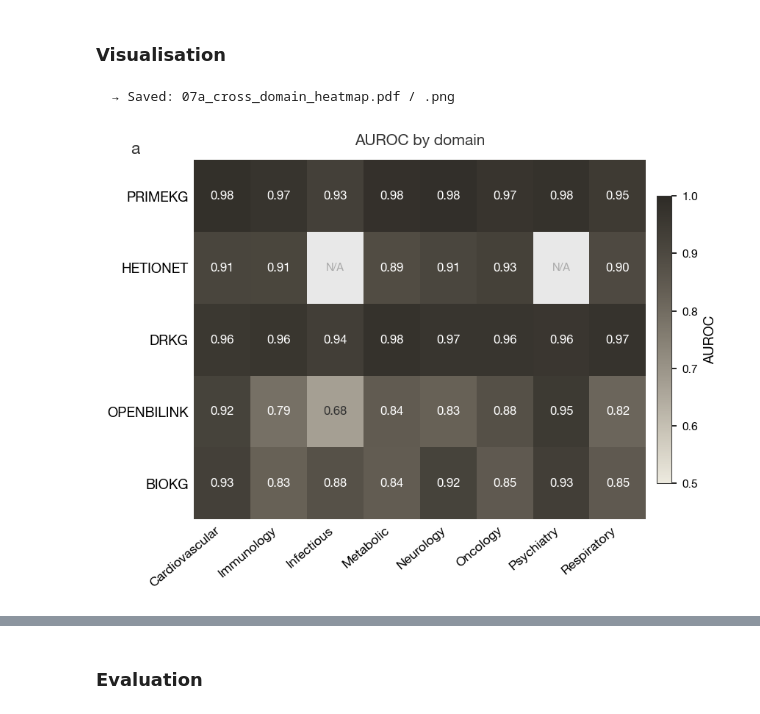
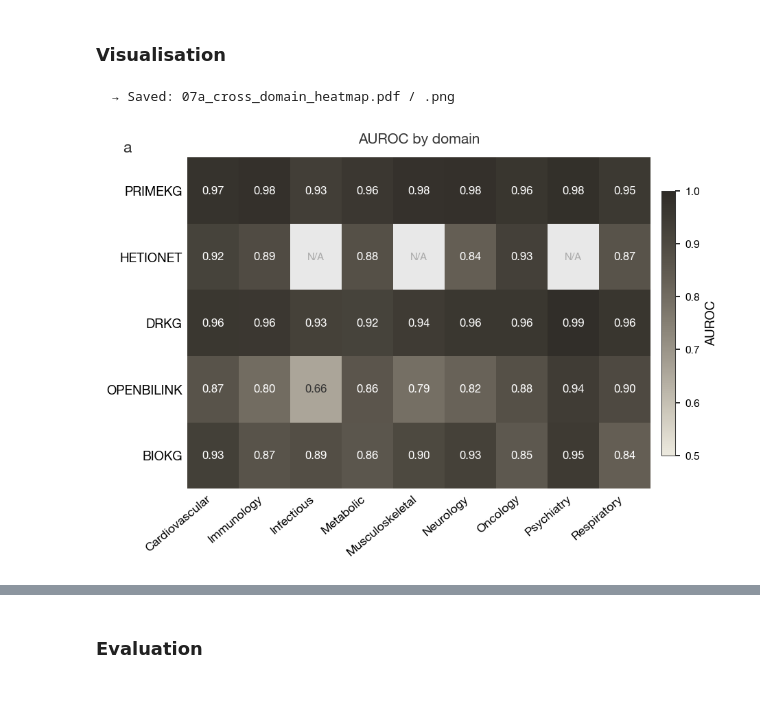
Before and after one commit to emmolins/biokgsuite_dashboard, a Jupyter notebook: eval_notebooks/07_generalization.ipynb, the cells around one changed output, grey strips where cells are left out. Saved outputs shown, nothing was run; the diff lists cells and outputs as text; code cells hidden in the pictures.

```diff
--- a/eval_notebooks/07_generalization.ipynb
+++ b/eval_notebooks/07_generalization.ipynb
@@ -104,7 +104,11 @@ for name, data in kgs.items():
     G            = build_graph(data['kg'], data['nodes'])
     m            = build_lookup_maps(data['nodes'])
     m['node_id_map'] = dict(zip(data['nodes']['idx'], data['nodes']['id']))
+    # id_to_idx: bare-id lookup (WARNING: PrimeKG IDs can collide across types).
+    # Use uid_to_idx (type/id keyed) or filter by node_type_map for safe lookups.
     m['id_to_idx']   = dict(zip(data['nodes']['id'],  data['nodes']['idx']))
+    if 'uid' in data['nodes'].columns:
+        m['uid_to_idx'] = dict(zip(data['nodes']['uid'], data['nodes']['idx']))
     graphs[name] = G
     maps[name]   = m
     print(f'{name:12s}: {G.number_of_nodes():,} nodes  {G.number_of_edges():,} edges')
@@ -168,5 +185,16 @@ Rare and orphan diseases are systematically under-represented in public biomedic
 # %%
-# Disease connectivity tiers by degree quartile
+# Disease connectivity tiers by total graph degree quartile
+#
+# Tiering uses total graph degree (all edge types), which measures the
+# structural context available to topology-based link prediction heuristics.
+# Q1 (sparse) = least-connected diseases, Q4 = most-connected.
+#
+# Total degree avoids the degenerate tier problem that arises with
+# indication-specific degree: in most KGs >75% of diseases have zero
+# drug indication edges, collapsing Q1 to an unevaluable all-zero tier.
+# Total degree ensures every tier has diseases with *some* connectivity
+# and thus evaluable positive pairs.
+
 TIERS = ['Q1: Sparse', 'Q2: Under-studied', 'Q3: Moderate', 'Q4: Well-studied']
 
 kg_degree_df, kg_disease_to_tier = {}, {}
@@ -178,13 +206,17 @@ for name in LOADED:
         columns=['disease_idx', 'degree']
     )
 
+    # Quartile binning on total degree.
+    # pd.qcut with duplicates='drop' handles ties at quartile boundaries.
     try:
         cuts = pd.qcut(degree_df['degree'], q=4, duplicates='drop')
+        n_cats = len(cuts.cat.categories)
         degree_df['tier'] = pd.qcut(
             degree_df['degree'], q=4, duplicates='drop',
-            labels=TIERS[:len(cuts.cat.categories)]
+            labels=TIERS[:n_cats]
         )
     except Exception:
+        # Fallback: manual quartile bins
         qs = degree_df['degree'].quantile([0.25, 0.5, 0.75])
         degree_df['tier'] = pd.cut(
             degree_df['degree'],
@@ -195,7 +227,7 @@ for name in LOADED:
     kg_degree_df[name]       = degree_df
     kg_disease_to_tier[name] = dict(zip(degree_df['disease_idx'], degree_df['tier']))
 
-    print(f'\n{name} - disease connectivity tiers:')
-    print(degree_df.groupby('tier')['degree']
+    print(f'\n{name} - disease total-degree tiers:')
+    print(degree_df.groupby('tier', observed=False)['degree']
           .agg(['count', 'min', 'max', 'mean']).round(1).to_string())
 # %% [output]
@@ -584,7 +616,7 @@ for name in LOADED:
           f'{"AUROC":>7s}  {"95% CI":>18s}  {"AUPRC":>7s}')
     print('  ' + '-' * 78)
 
-    for area in sorted(AREA_KEYWORDS):
+    for area in ALL_DOMAINS:
         area_diseases = {d for d, a in d2a.items() if a == area}
         area_pos      = [(d, dis) for d, dis in pos_pairs if dis in area_diseases]
         n_d, n_p      = len(area_diseases), len(area_pos)
@@ -679,7 +711,7 @@ biokg               0.8793  0.0400     4.6        8
 # Cross-domain generalization: AUROC heatmap
 shown_kgs   = [n for n in LOADED if area_results_kg.get(n)]
 valid_areas = sorted([
-    a for a in AREA_KEYWORDS
+    a for a in ALL_DOMAINS
     if any(not np.isnan(area_results_kg[n].get(a, {}).get('auroc', np.nan))
            for n in shown_kgs)
 ])
@@ -712,34 +744,34 @@ ax.set_yticks([y + 0.5 for y in range(n_kgs)])
 ax.set_yticklabels([n.upper() for n in shown_kgs], fontsize=9)
 ax.tick_params(length=0, which='both')
 ax.grid(False, which='both')
 ax.invert_yaxis()
 for spine in ax.spines.values():
     spine.set_visible(False)
 
 for i, name in enumerate(shown_kgs):
     for j, area in enumerate(valid_areas):
         val = heat_data[i, j]
         if not np.isnan(val):
             text_col = 'white' if val > 0.72 else TEXT_COLOR
             ax.text(j + 0.5, i + 0.5, f'{val:.2f}',
                     ha='center', va='center', fontsize=8,
                     fontweight='bold', color=text_col)
         else:
             ax.text(j + 0.5, i + 0.5, 'N/A',
                     ha='center', va='center', fontsize=7,
                     color='#aaaaaa', style='italic')
 
 cbar = plt.colorbar(im, ax=ax, shrink=0.80, pad=0.02, label='AUROC')
 cbar.ax.tick_params(labelsize=7.5)
 ax.set_title('AUROC by domain', fontsize=10, fontweight='bold',
              color=TEXT_COLOR, pad=10)
 panel_label(ax, 'a')
 plt.tight_layout()
 save_fig(fig, FIGS, '07a_cross_domain_heatmap')
 plt.show()
 # %% [output]
   → Saved: 07a_cross_domain_heatmap.pdf / .png
-[figure, old version]
+[figure, new version]
 # %%
 # Cross-domain generalization: AUROC coefficient of variation per KG
 shown_kgs = [n for n in LOADED if area_results_kg.get(n)]
```
Also changed, not shown: parts of 35 cells of this notebook, 23 other files.
